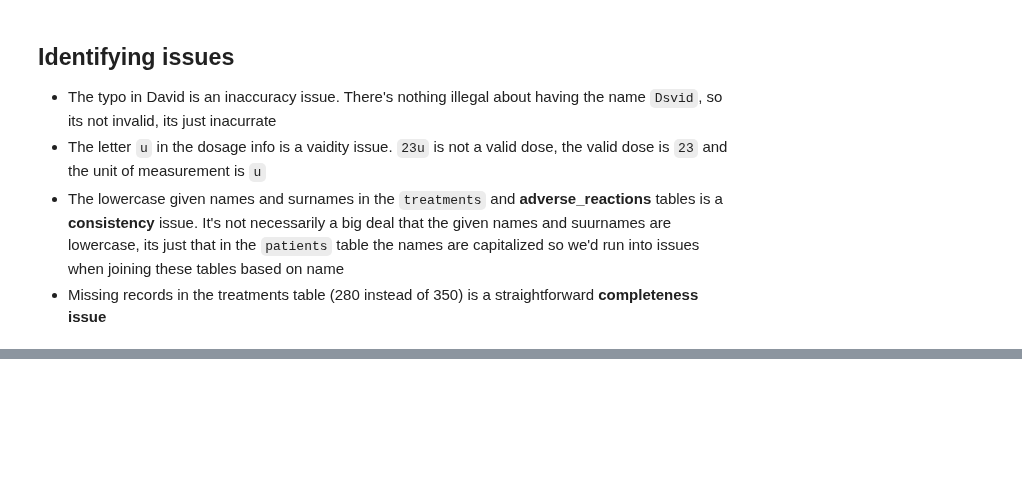
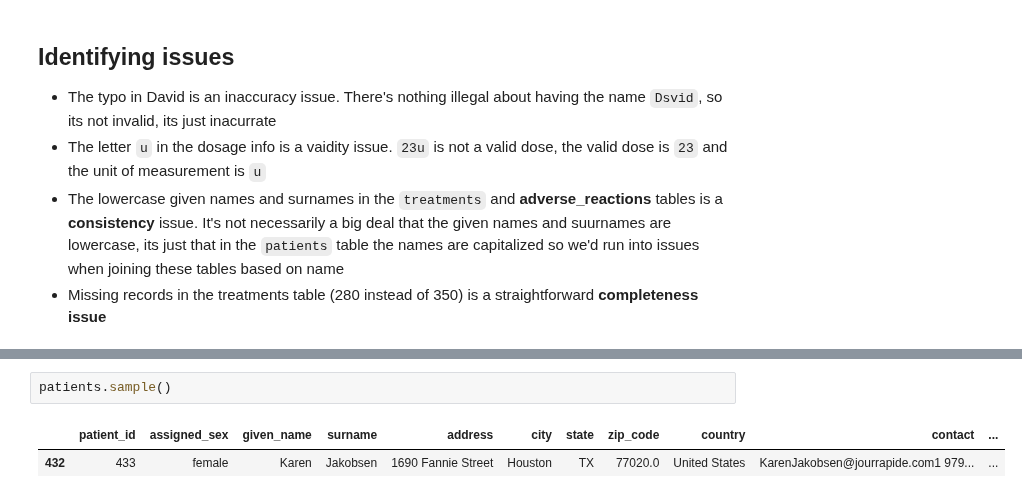
Before and after one commit to jumbamark/data_analysis, a Jupyter notebook: 3-data_wrangling/2-assessing/assessing_data.ipynb, the cells around one changed output, grey strips where cells are left out. Cells and saved outputs as stored; diff of their text form; blank space fills up the shorter version.

```diff
--- a/3-data_wrangling/2-assessing/assessing_data.ipynb
+++ b/3-data_wrangling/2-assessing/assessing_data.ipynb
@@ -309,0 +344,5 @@ Additional useful information:
+# %%
+patients.sample()
+# %% [output]
+|  | patient_id | assigned_sex | given_name | surname | address | city | state | zip_code | country | contact | ... |
+| 432 | 433 | female | Karen | Jakobsen | 1690 Fannie Street | Houston | TX | 77020.0 | United States | KarenJakobsen@jourrapide.com1 979... | ... |
```
Also changed, not shown: parts of 15 cells of this notebook.
